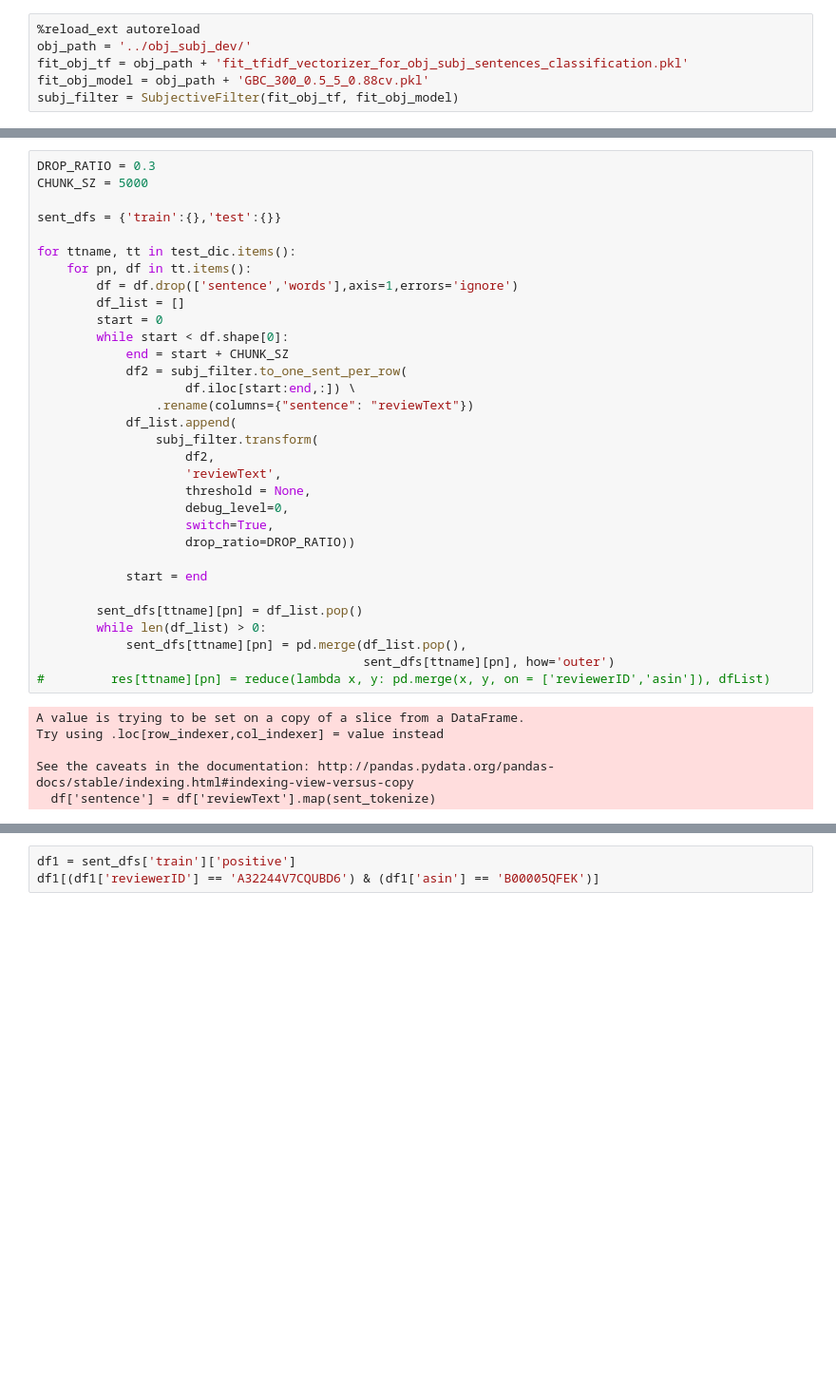
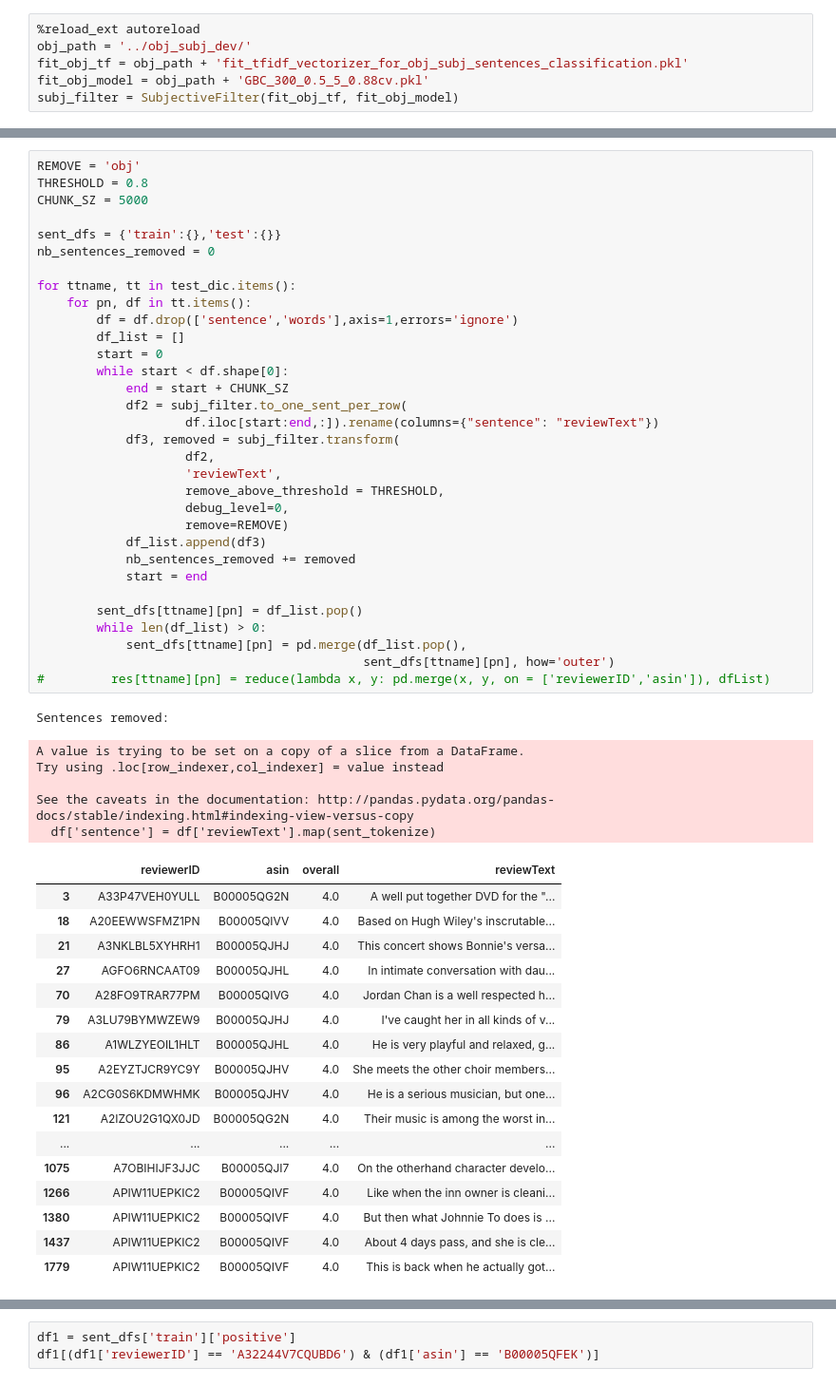
Before and after one commit to j-gd/movie_mood, a Jupyter notebook: src/ab_testing_dev/B_creation.ipynb, the cells around one changed output, grey strips where cells are left out. Shown at 95% size. Cells and saved outputs as stored; diff of their text form; blank space fills up the shorter version.

```diff
--- a/src/ab_testing_dev/B_creation.ipynb
+++ b/src/ab_testing_dev/B_creation.ipynb
@@ -135,38 +136,56 @@ print(total)
 # %%
-DROP_RATIO = 0.3
+REMOVE = 'obj'
+THRESHOLD = 0.8
 CHUNK_SZ = 5000
 
 sent_dfs = {'train':{},'test':{}}
+nb_sentences_removed = 0
 
 for ttname, tt in test_dic.items():
     for pn, df in tt.items():
         df = df.drop(['sentence','words'],axis=1,errors='ignore')
         df_list = []
         start = 0
         while start < df.shape[0]:
             end = start + CHUNK_SZ
             df2 = subj_filter.to_one_sent_per_row(
-                    df.iloc[start:end,:]) \
-                .rename(columns={"sentence": "reviewText"})
-            df_list.append(
-                subj_filter.transform(
+                    df.iloc[start:end,:]).rename(columns={"sentence": "reviewText"})
+            df3, removed = subj_filter.transform(
                     df2,
                     'reviewText',
-                    threshold = None,
+                    remove_above_threshold = THRESHOLD,
                     debug_level=0,
-                    switch=True,
-                    drop_ratio=DROP_RATIO))
-
+                    remove=REMOVE)
+            df_list.append(df3)
+            nb_sentences_removed += removed
             start = end
 
         sent_dfs[ttname][pn] = df_list.pop()
         while len(df_list) > 0:
             sent_dfs[ttname][pn] = pd.merge(df_list.pop(),
                                             sent_dfs[ttname][pn], how='outer')
 #         res[ttname][pn] = reduce(lambda x, y: pd.merge(x, y, on = ['reviewerID','asin']), dfList)
 # %% [output]
-A value is trying to be set on a copy of a slice from a DataFrame.
-Try using .loc[row_indexer,col_indexer] = value instead
-
-See the caveats in the documentation: http://pandas.pydata.org/pandas-docs/stable/indexing.html#indexing-view-versus-copy
-  df['sentence'] = df['reviewText'].map(sent_tokenize)
+Sentences removed:
+A value is trying to be set on a copy of a slice from a DataFrame.
+Try using .loc[row_indexer,col_indexer] = value instead
+
+See the caveats in the documentation: http://pandas.pydata.org/pandas-docs/stable/indexing.html#indexing-view-versus-copy
+  df['sentence'] = df['reviewText'].map(sent_tokenize)
+|  | reviewerID | asin | overall | reviewText |
+| 3 | A33P47VEH0YULL | B00005QG2N | 4.0 | A well put together DVD for the "... |
+| 18 | A20EEWWSFMZ1PN | B00005QIVV | 4.0 | Based on Hugh Wiley's inscrutable... |
+| 21 | A3NKLBL5XYHRH1 | B00005QJHJ | 4.0 | This concert shows Bonnie's versa... |
+| 27 | AGFO6RNCAAT09 | B00005QJHL | 4.0 | In intimate conversation with dau... |
+| 70 | A28FO9TRAR77PM | B00005QIVG | 4.0 | Jordan Chan is a well respected h... |
+| 79 | A3LU79BYMWZEW9 | B00005QJHJ | 4.0 | I've caught her in all kinds of v... |
+| 86 | A1WLZYEOIL1HLT | B00005QJHL | 4.0 | He is very playful and relaxed, g... |
+| 95 | A2EYZTJCR9YC9Y | B00005QJHV | 4.0 | She meets the other choir members... |
+| 96 | A2CG0S6KDMWHMK | B00005QJHV | 4.0 | He is a serious musician, but one... |
+| 121 | A2IZOU2G1QX0JD | B00005QG2N | 4.0 | Their music is among the worst in... |
+| ... | ... | ... | ... | ... |
+| 1075 | A7OBIHIJF3JJC | B00005QJI7 | 4.0 | On the otherhand character develo... |
+| 1266 | APIW11UEPKIC2 | B00005QIVF | 4.0 | Like when the inn owner is cleani... |
+| 1380 | APIW11UEPKIC2 | B00005QIVF | 4.0 | But then what Johnnie To does is ... |
+| 1437 | APIW11UEPKIC2 | B00005QIVF | 4.0 | About 4 days pass, and she is cle... |
+| 1779 | APIW11UEPKIC2 | B00005QIVF | 4.0 | This is back when he actually got... |
```
Also changed, not shown: parts of 7 cells of this notebook, 4 other files.
